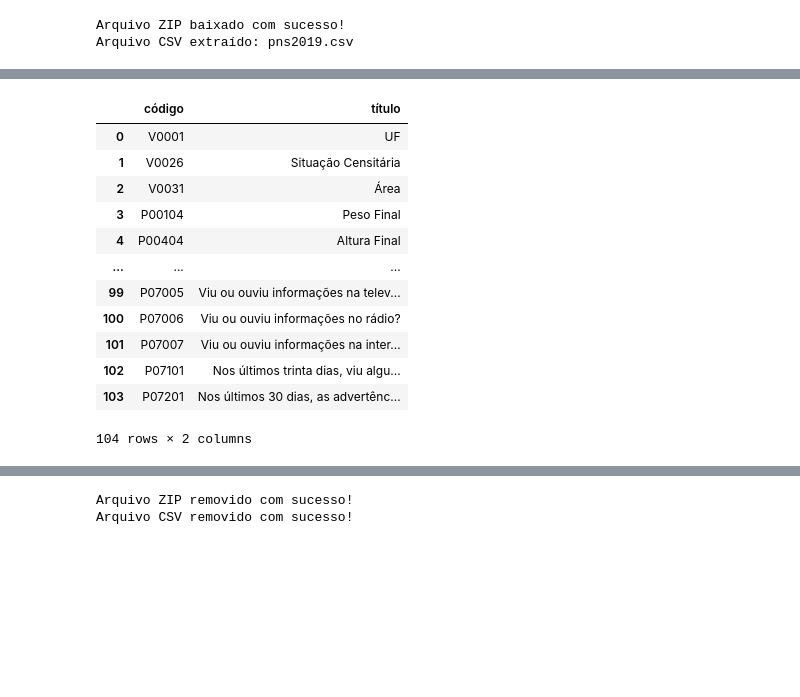
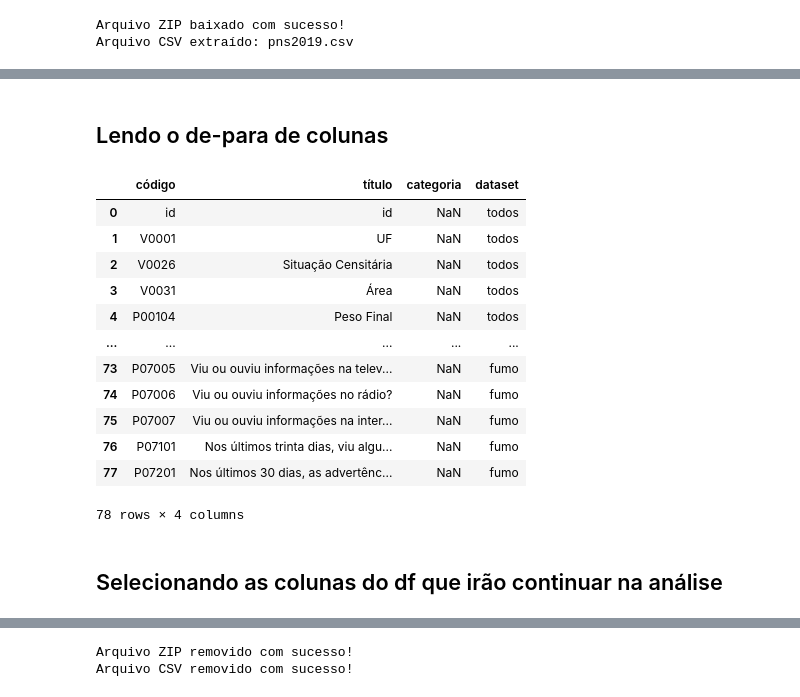
Before and after one commit to maafinotti/TCC-PNS, a Jupyter notebook: dataset_PNS.ipynb, the cells around one changed output, grey strips where cells are left out. Saved outputs shown, nothing was run; the diff lists cells and outputs as text; code cells hidden in the pictures; blank space fills up the shorter version.

```diff
--- a/dataset_PNS.ipynb
+++ b/dataset_PNS.ipynb
@@ -38,20 +75,24 @@ df.head()
+# %% [markdown]
+## Lendo o de-para de colunas
 # %%
-de_para_df = pd.read_excel('Colunas PNS (de-para).xlsx', sheet_name='Planilha_v2')
+de_para_df = pd.read_excel('Colunas PNS (de-para).xlsx', sheet_name='Planilha_v4')
 de_para_df
 # %% [output]
-|  | código | título |
-| 0 | V0001 | UF |
-| 1 | V0026 | Situação Censitária |
-| 2 | V0031 | Área |
-| 3 | P00104 | Peso Final |
-| 4 | P00404 | Altura Final |
-| ... | ... | ... |
-| 99 | P07005 | Viu ou ouviu informações na telev... |
-| 100 | P07006 | Viu ou ouviu informações no rádio? |
-| 101 | P07007 | Viu ou ouviu informações na inter... |
-| 102 | P07101 | Nos últimos trinta dias, viu algu... |
-| 103 | P07201 | Nos últimos 30 dias, as advertênc... |
+|  | código | título | categoria | dataset |
+| 0 | id | id | NaN | todos |
+| 1 | V0001 | UF | NaN | todos |
+| 2 | V0026 | Situação Censitária | NaN | todos |
+| 3 | V0031 | Área | NaN | todos |
+| 4 | P00104 | Peso Final | NaN | todos |
+| ... | ... | ... | ... | ... |
+| 73 | P07005 | Viu ou ouviu informações na telev... | NaN | fumo |
+| 74 | P07006 | Viu ou ouviu informações no rádio? | NaN | fumo |
+| 75 | P07007 | Viu ou ouviu informações na inter... | NaN | fumo |
+| 76 | P07101 | Nos últimos trinta dias, viu algu... | NaN | fumo |
+| 77 | P07201 | Nos últimos 30 dias, as advertênc... | NaN | fumo |
-104 rows × 2 columns
+78 rows × 4 columns
+# %% [markdown]
+## Selecionando as colunas do df que irão continuar na análise
 # %%
 codigo_de_para = de_para_df['código'].tolist()  # Lista de colunas a manter
 df_filtrado = df[codigo_de_para]
```
Also changed, not shown: parts of 24 cells of this notebook, 9 other files.
